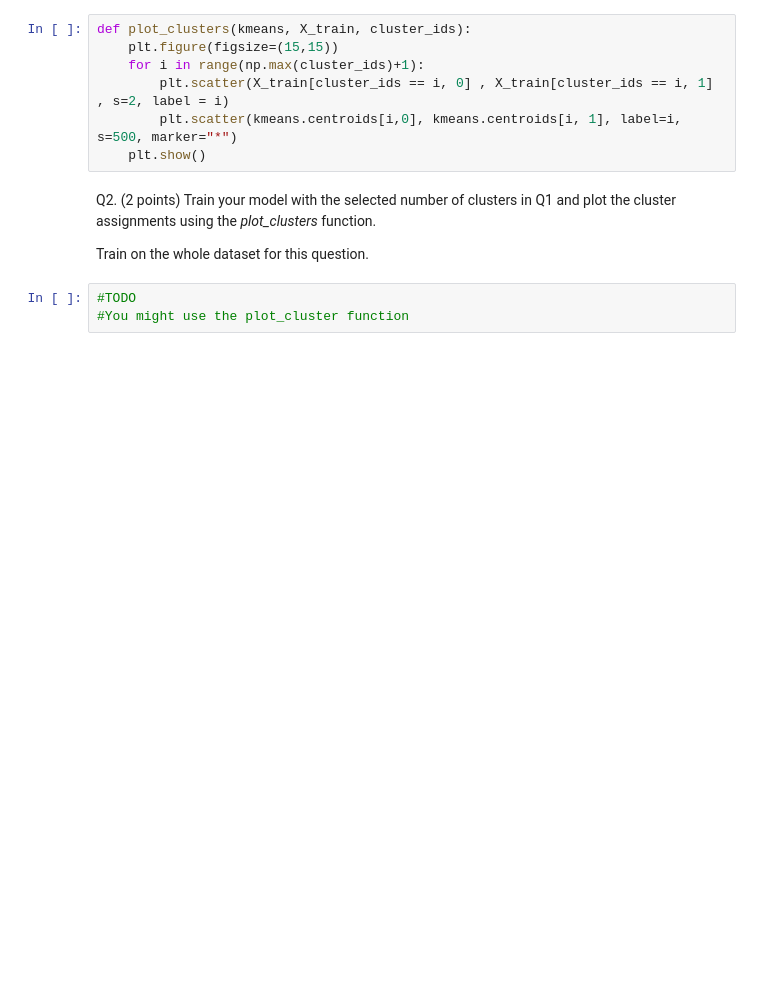
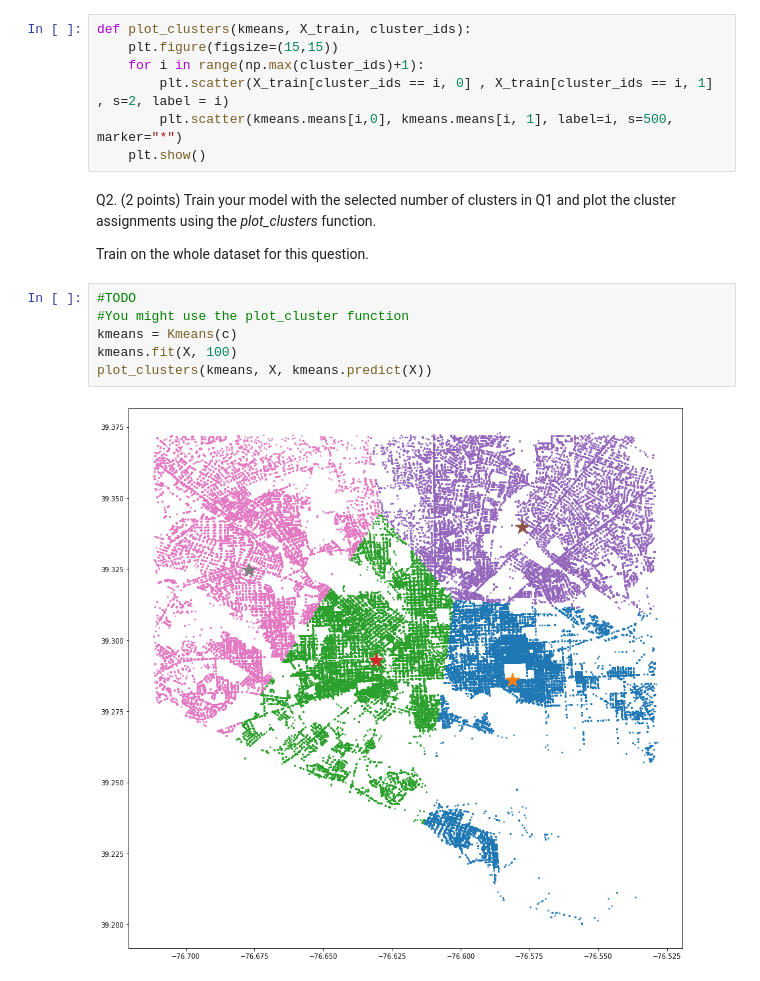
Before and after one commit to MeredithGao/ML-23, a Jupyter notebook: HW5/hw5_lab.ipynb, the cells around one changed output. Saved outputs shown, nothing was run; the diff lists cells and outputs as text; blank space fills up the shorter version.

```diff
--- a/HW5/hw5_lab.ipynb
+++ b/HW5/hw5_lab.ipynb
@@ -120,7 +182,7 @@ def plot_clusters(kmeans, X_train, cluster_ids):
     plt.figure(figsize=(15,15))
     for i in range(np.max(cluster_ids)+1):
         plt.scatter(X_train[cluster_ids == i, 0] , X_train[cluster_ids == i, 1] , s=2, label = i)
-        plt.scatter(kmeans.centroids[i,0], kmeans.centroids[i, 1], label=i, s=500, marker="*")
+        plt.scatter(kmeans.means[i,0], kmeans.means[i, 1], label=i, s=500, marker="*")
     plt.show()
 # %% [markdown]
 Q2. (2 points) Train your model with the selected number of clusters in Q1 and  plot the cluster assignments using the *plot_clusters* function.
@@ -129,3 +191,8 @@ Train on the whole dataset for this question.
 # %%
 #TODO
 #You might use the plot_cluster function
+kmeans = Kmeans(c)
+kmeans.fit(X, 100)
+plot_clusters(kmeans, X, kmeans.predict(X))
+# %% [output]
+[figure, added]
```
Also changed, not shown: parts of 6 cells of this notebook.
